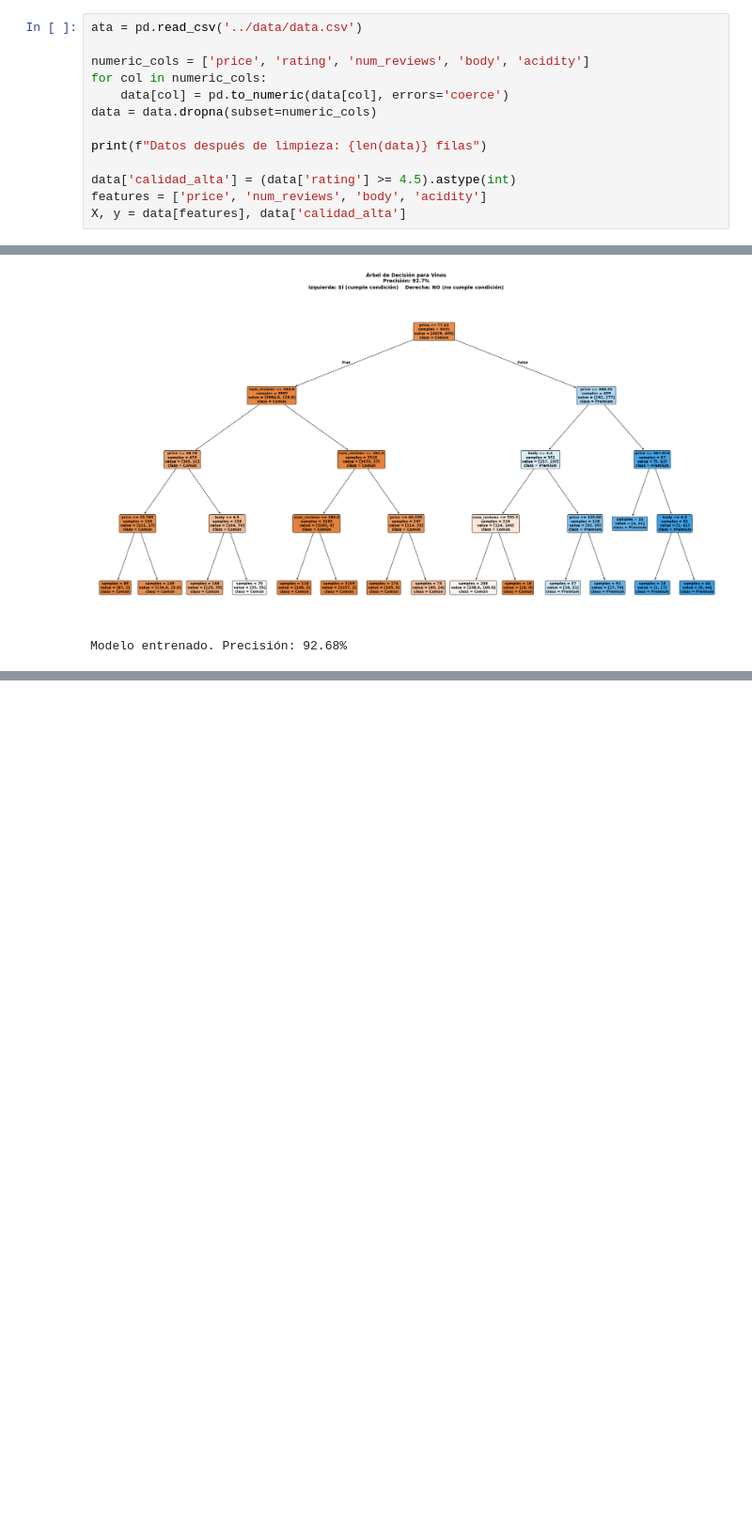
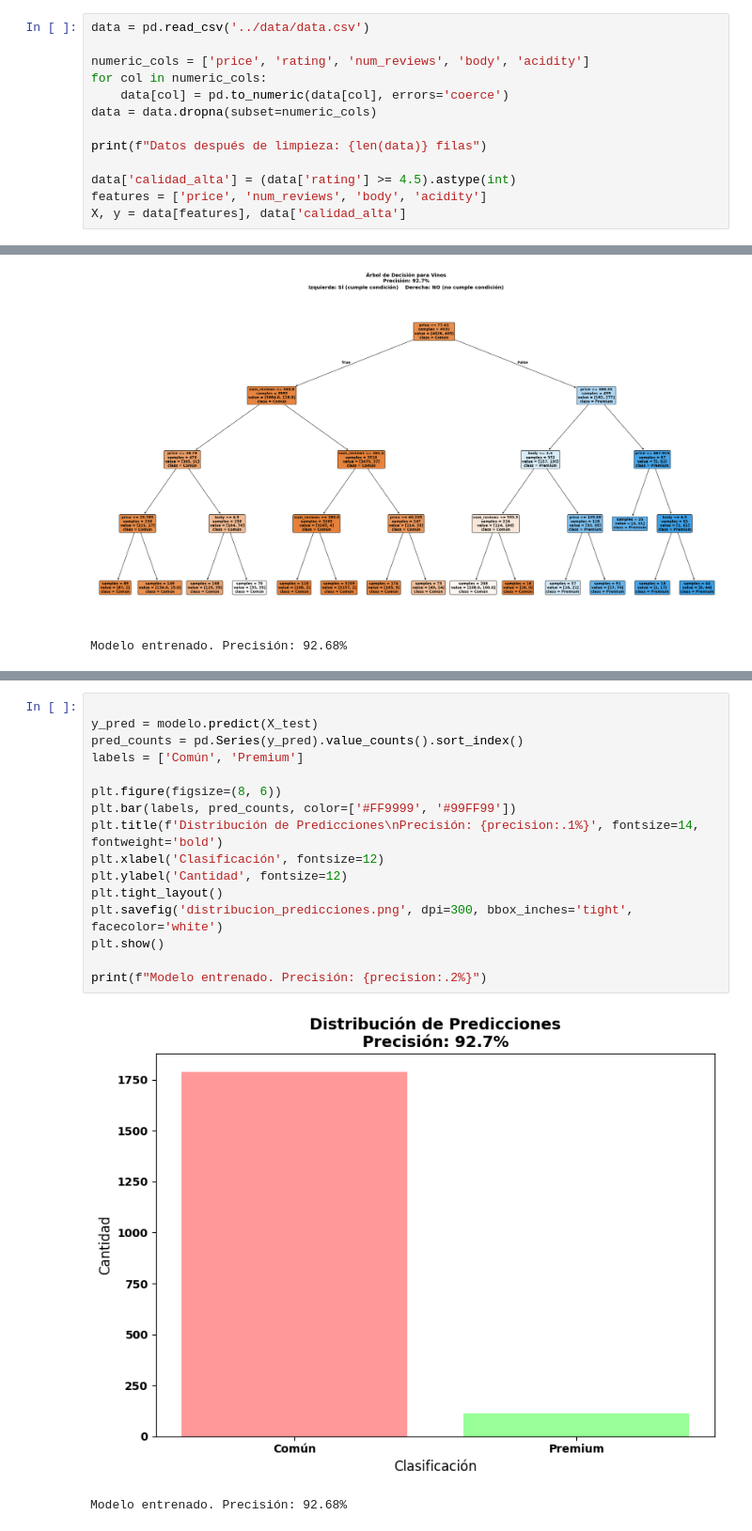
Before and after one commit to luciannoFr/tlp3-tp-evaluativo-ML, a Jupyter notebook: train/tlp3-machine-learning.ipynb, the cells around one changed output, grey strips where cells are left out. Shown: that part at 94% size. Cells and saved outputs as stored; diff of their text form; blank space fills up the shorter version.

```diff
--- a/train/tlp3-machine-learning.ipynb
+++ b/train/tlp3-machine-learning.ipynb
@@ -13,7 +13,7 @@ import joblib
 # %% [markdown]
 ### preparamos los datos del dataframe
 # %%
-ata = pd.read_csv('../data/data.csv')
+data = pd.read_csv('../data/data.csv')
 
 numeric_cols = ['price', 'rating', 'num_reviews', 'body', 'acidity']
 for col in numeric_cols:
@@ -81,0 +87,19 @@ Modelo entrenado. Precisión: 92.68%
+# %%
+
+y_pred = modelo.predict(X_test)
+pred_counts = pd.Series(y_pred).value_counts().sort_index()
+labels = ['Común', 'Premium']
+
+plt.figure(figsize=(8, 6))
+plt.bar(labels, pred_counts, color=['#FF9999', '#99FF99'])
+plt.title(f'Distribución de Predicciones\nPrecisión: {precision:.1%}', fontsize=14, fontweight='bold')
+plt.xlabel('Clasificación', fontsize=12)
+plt.ylabel('Cantidad', fontsize=12)
+plt.tight_layout()
+plt.savefig('distribucion_predicciones.png', dpi=300, bbox_inches='tight', facecolor='white')
+plt.show()
+
+print(f"Modelo entrenado. Precisión: {precision:.2%}")
+# %% [output]
+[figure, added]
+Modelo entrenado. Precisión: 92.68%
```
Also changed, not shown: parts of 1 cell of this notebook, 1 other file.
